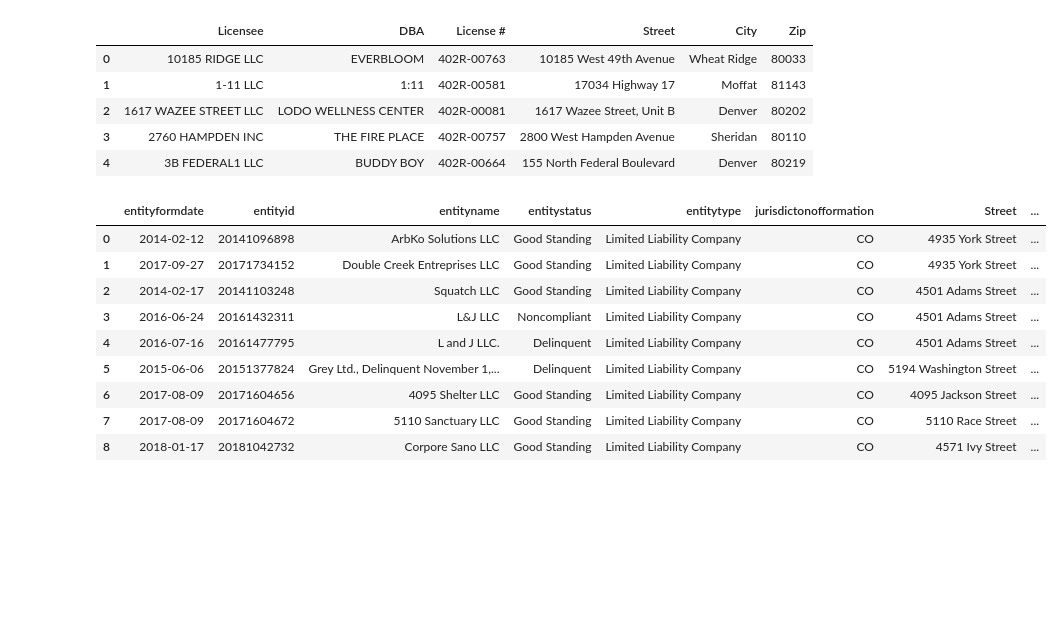
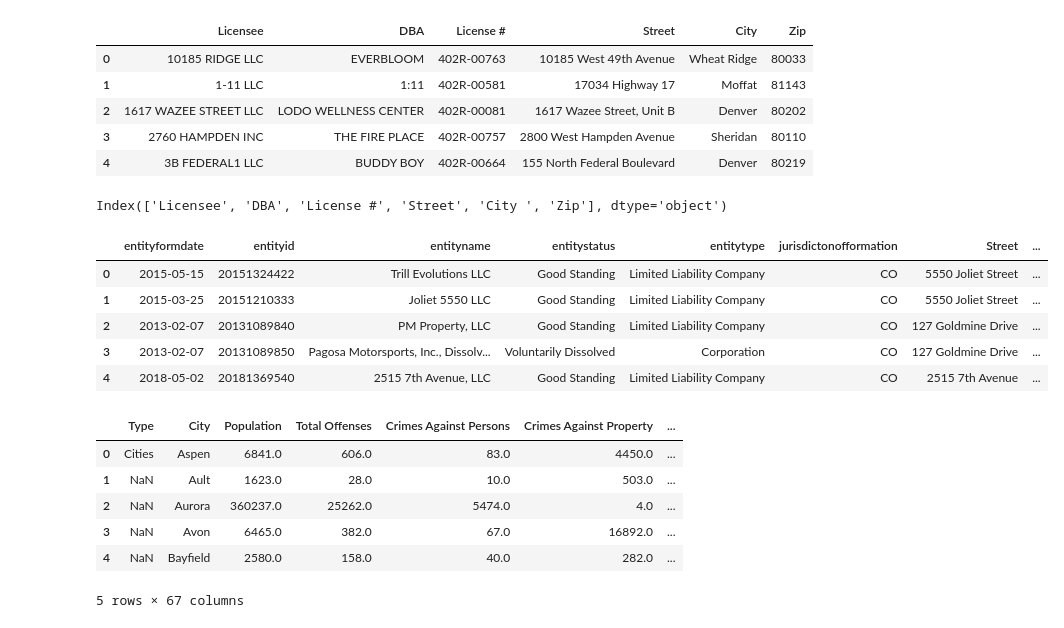
Before and after one commit to joshshigaki/Team-5, a Jupyter notebook: CO Businesses.ipynb, the cells around one changed output. Cells and saved outputs as stored; diff of their text form; code cells hidden in the pictures; blank space fills up the shorter version.

Commit message:
Crime data added

```diff
--- a/CO Businesses.ipynb
+++ b/CO Businesses.ipynb
@@ -75,17 +79,29 @@ mj_stores_df.head()
 | 2 | 1617 WAZEE STREET LLC | LODO WELLNESS CENTER | 402R-00081 | 1617 Wazee Street, Unit B | Denver | 80202 |
 | 3 | 2760 HAMPDEN INC | THE FIRE PLACE | 402R-00757 | 2800 West Hampden Avenue | Sheridan | 80110 |
 | 4 | 3B FEDERAL1 LLC | BUDDY BOY | 402R-00664 | 155 North Federal Boulevard | Denver | 80219 |
+# %%
+mj_stores_df.columns
+# %% [output]
+Index(['Licensee', 'DBA', 'License #', 'Street', 'City ', 'Zip'], dtype='object')
 # %%
 merged_df = pd.merge(formed_after_df, mj_stores_df, on='Street')
-merged_df
+merged_df.head()
 # %% [output]
 |  | entityformdate | entityid | entityname | entitystatus | entitytype | jurisdictonofformation | Street | ... |
-| 0 | 2014-02-12 | 20141096898 | ArbKo Solutions LLC | Good Standing | Limited Liability Company | CO | 4935 York Street | ... |
-| 1 | 2017-09-27 | 20171734152 | Double Creek Entreprises LLC | Good Standing | Limited Liability Company | CO | 4935 York Street | ... |
-| 2 | 2014-02-17 | 20141103248 | Squatch LLC | Good Standing | Limited Liability Company | CO | 4501 Adams Street | ... |
-| 3 | 2016-06-24 | 20161432311 | L&J LLC | Noncompliant | Limited Liability Company | CO | 4501 Adams Street | ... |
-| 4 | 2016-07-16 | 20161477795 | L and J LLC. | Delinquent | Limited Liability Company | CO | 4501 Adams Street | ... |
-| 5 | 2015-06-06 | 20151377824 | Grey Ltd., Delinquent November 1,... | Delinquent | Limited Liability Company | CO | 5194 Washington Street | ... |
-| 6 | 2017-08-09 | 20171604656 | 4095 Shelter LLC | Good Standing | Limited Liability Company | CO | 4095 Jackson Street | ... |
-| 7 | 2017-08-09 | 20171604672 | 5110 Sanctuary LLC | Good Standing | Limited Liability Company | CO | 5110 Race Street | ... |
-| 8 | 2018-01-17 | 20181042732 | Corpore Sano LLC | Good Standing | Limited Liability Company | CO | 4571 Ivy Street | ... |
+| 0 | 2015-05-15 | 20151324422 | Trill Evolutions LLC | Good Standing | Limited Liability Company | CO | 5550 Joliet Street | ... |
+| 1 | 2015-03-25 | 20151210333 | Joliet 5550 LLC | Good Standing | Limited Liability Company | CO | 5550 Joliet Street | ... |
+| 2 | 2013-02-07 | 20131089840 | PM Property, LLC | Good Standing | Limited Liability Company | CO | 127 Goldmine Drive | ... |
+| 3 | 2013-02-07 | 20131089850 | Pagosa Motorsports, Inc., Dissolv... | Voluntarily Dissolved | Corporation | CO | 127 Goldmine Drive | ... |
+| 4 | 2018-05-02 | 20181369540 | 2515 7th Avenue, LLC | Good Standing | Limited Liability Company | CO | 2515 7th Avenue | ... |
+# %%
+crime_path = 'colorado_2015_crime/colorado_offense_type_by_agency_2013-2016.xls'
+crime_df = pd.read_excel(crime_path)
+crime_df.head()
+# %% [output]
+|  | Type | City | Population | Total Offenses | Crimes Against Persons | Crimes Against Property | ... |
+| 0 | Cities | Aspen | 6841.0 | 606.0 | 83.0 | 4450.0 | ... |
+| 1 | NaN | Ault | 1623.0 | 28.0 | 10.0 | 503.0 | ... |
+| 2 | NaN | Aurora | 360237.0 | 25262.0 | 5474.0 | 4.0 | ... |
+| 3 | NaN | Avon | 6465.0 | 382.0 | 67.0 | 16892.0 | ... |
+| 4 | NaN | Bayfield | 2580.0 | 158.0 | 40.0 | 282.0 | ... |
+5 rows × 67 columns
```
Also changed, not shown: parts of 9 cells of this notebook, 2 other files.
